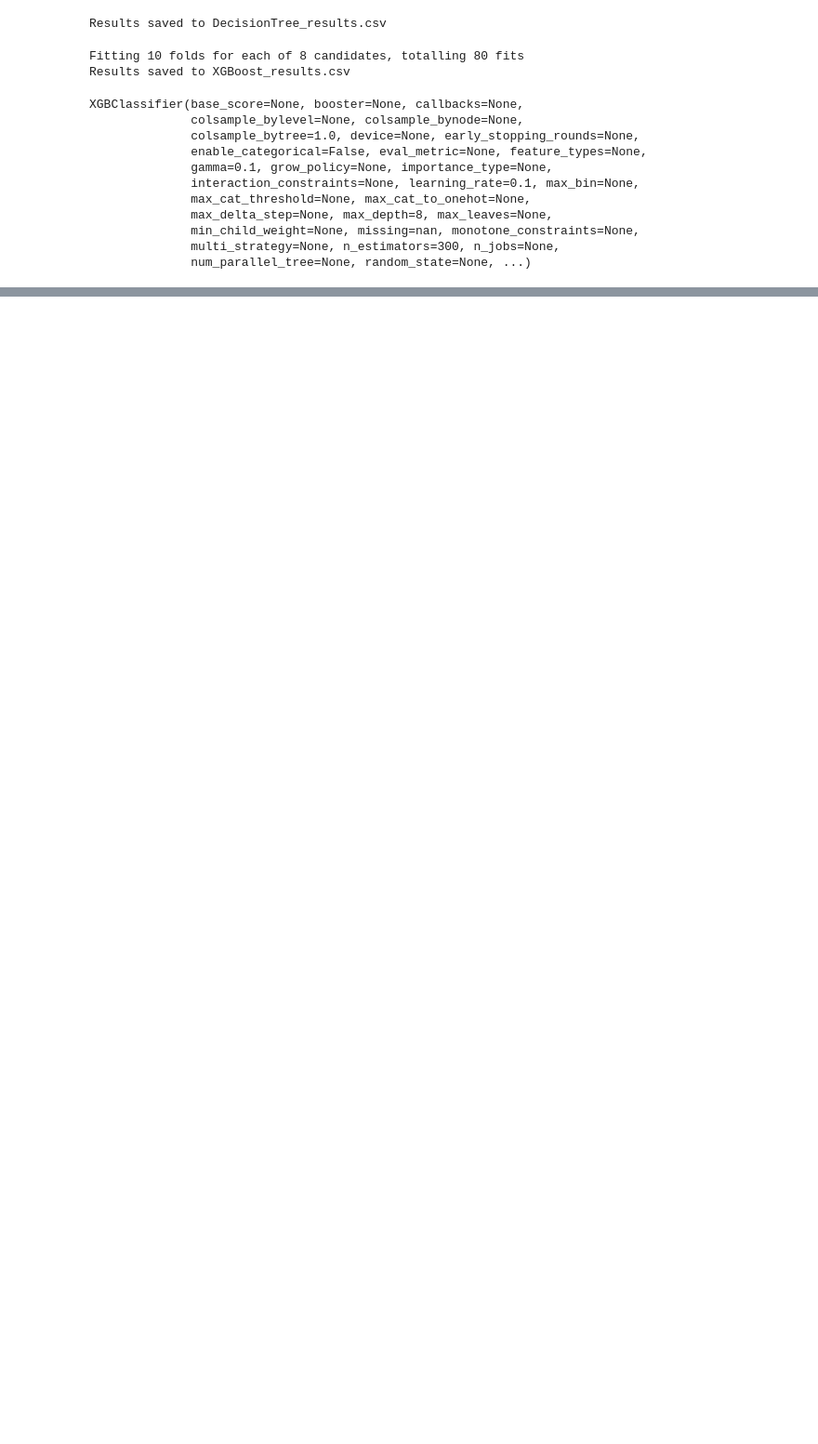
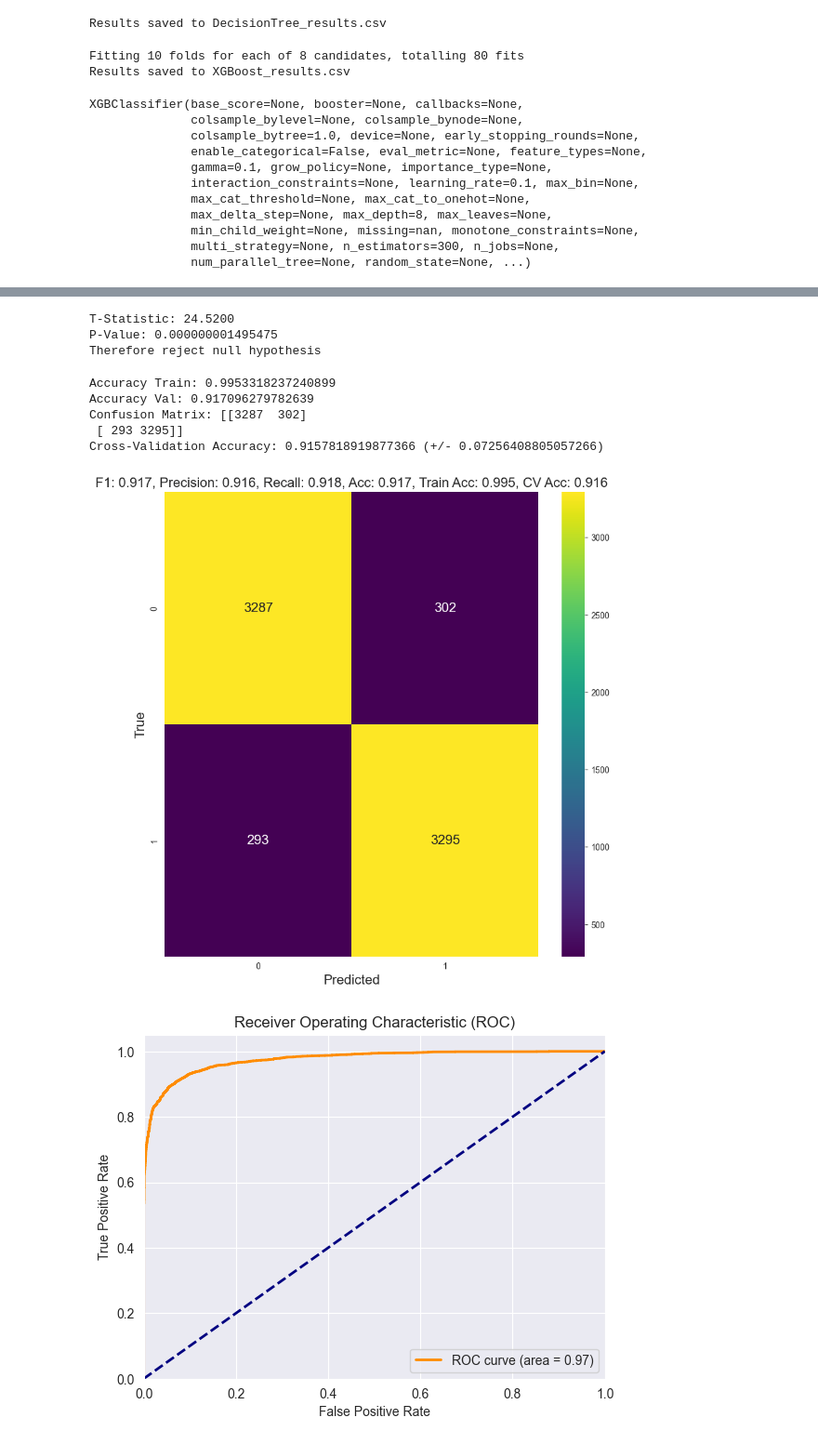
Before and after one commit to almog-sharoni/Data_Mining_Final_Project, a Jupyter notebook: main_notebook.ipynb, the cells around one changed output, grey strips where cells are left out. Shown at 93% size. Drawn from its saved outputs; the diff is of its cells as text; code cells hidden in the pictures; blank space fills up the shorter version.

Commit message:
added results visualize and t_test

```diff
--- a/main_notebook.ipynb
+++ b/main_notebook.ipynb
@@ -1263,7 +1255,7 @@ param_dist = {
 random_search = RandomizedSearchCV(
     XGBClassifier(),
     param_distributions=param_dist,
-    n_iter=1000,
+    n_iter=10,
     cv=5,
     scoring='accuracy',
     n_jobs=-1,
@@ -1442,4 +1481,8 @@ table_results
 # %%
+from sklearn.model_selection import train_test_split
+from sklearn.metrics import accuracy_score
+df_encoded_std_train, val_encoded_std, y_train_, y_val = train_test_split(df_encoded_std, y_train, test_size=0.2, random_state=42, stratify=y_train)
+
 best_params_XGB = grid_search.best_params_
 XGB_model = XGBClassifier(**best_params_XGB)
 XGB_model.fit(X_resampled, y_resampled )
@@ -1519,0 +1577,28 @@ print(f'Train_Accuracy:{accuracy_train:.4f}')
+# %%
+xgb_model = XGBClassifier(**best_params_XGB)
+dt_model = DecisionTreeClassifier(**best_params_DT)
+st = SMOTETomek(sampling_strategy=1)
+X_resampled, y_resampled = st.fit_resample(df_encoded_std, y_train)
+
+t_stat, p_value = t_test(xgb_model, dt_model,X_resampled,df_encoded_std,y_resampled,y_train)
+# %%
+print(f'T-Statistic: {t_stat:.4f}\nP-Value: {p_value:.15f}')
+if p_value<0.05:
+    print("Therefore reject null hypothesis")
+else:
+    print("Therefore accept null hypothesis")
+# %% [output]
+T-Statistic: 24.5200
+P-Value: 0.000000001495475
+Therefore reject null hypothesis
+# %%
+xgb_model = XGBClassifier(**best_params_XGB)
+train_model(xgb_model,X_resampled,y_resampled)
+# %% [output]
+Accuracy Train: 0.9953318237240899
+Accuracy Val: 0.917096279782639
+Confusion Matrix: [[3287  302]
+ [ 293 3295]]
+Cross-Validation Accuracy: 0.9157818919877366 (+/- 0.07256408805057266)
+[figure, added]
+[figure, added]
```
Also changed, not shown: parts of 10 cells of this notebook, 1 other file.
